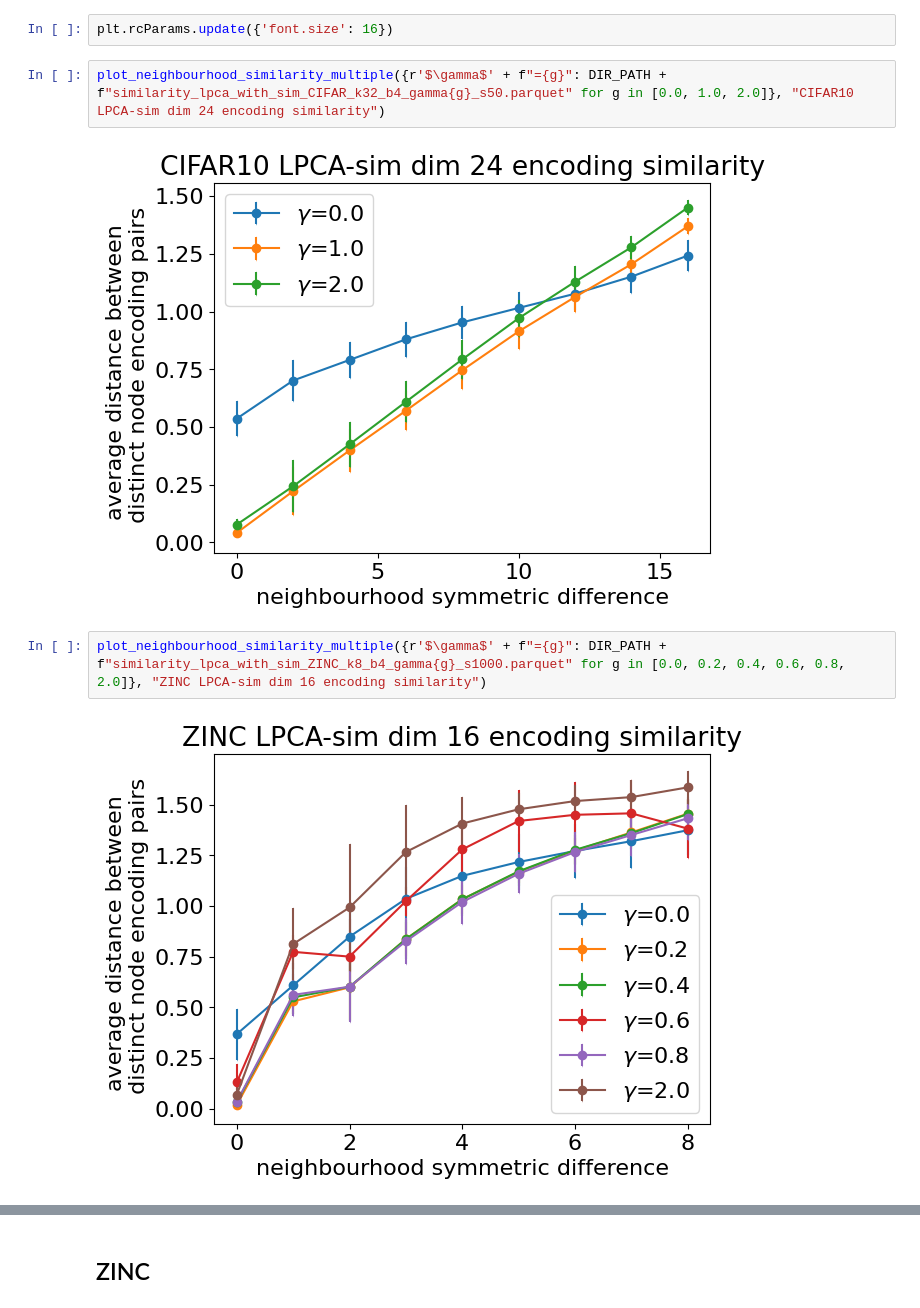
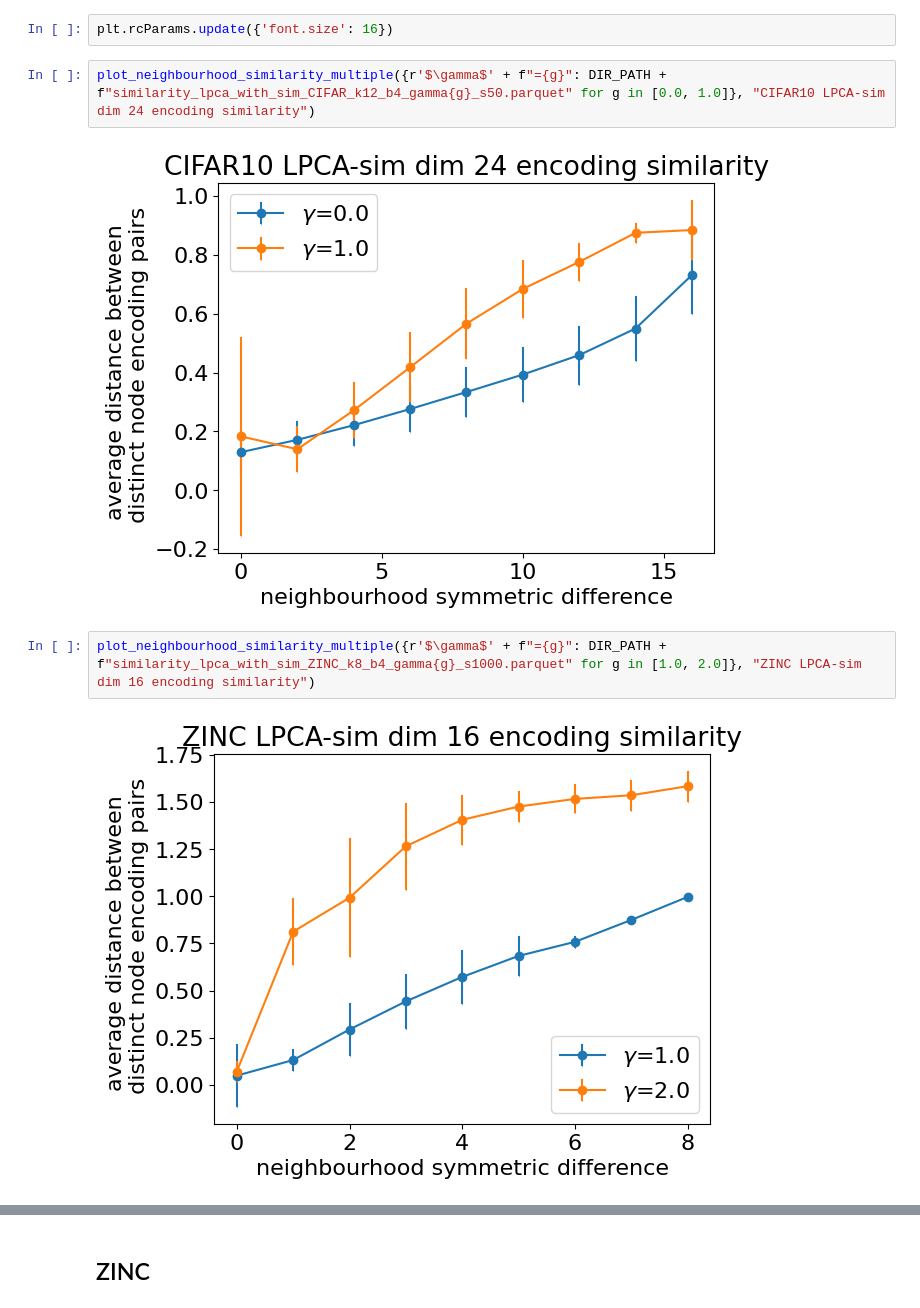
Before and after one commit to richardbinder/binary-matrix-factorization, a Jupyter notebook: src/encoding_similarity_new.ipynb, the cells around one changed output, grey strips where cells are left out. Saved outputs shown, nothing was run; the diff lists cells and outputs as text.

Commit message:
Fix new distance encoding

```diff
--- a/src/encoding_similarity_new.ipynb
+++ b/src/encoding_similarity_new.ipynb
@@ -13,11 +13,11 @@ DIR_PATH = "../output/similarity_res/"
 # %%
 plt.rcParams.update({'font.size': 16})
 # %%
-plot_neighbourhood_similarity_multiple({r'$\gamma$' + f"={g}": DIR_PATH + f"similarity_lpca_with_sim_CIFAR_k32_b4_gamma{g}_s50.parquet" for g in [0.0, 1.0, 2.0]}, "CIFAR10 LPCA-sim dim 24 encoding similarity")
+plot_neighbourhood_similarity_multiple({r'$\gamma$' + f"={g}": DIR_PATH + f"similarity_lpca_with_sim_CIFAR_k12_b4_gamma{g}_s50.parquet" for g in [0.0, 1.0]}, "CIFAR10 LPCA-sim dim 24 encoding similarity")
 # %% [output]
-[figure, old version]
+[figure, new version]
 # %%
-plot_neighbourhood_similarity_multiple({r'$\gamma$' + f"={g}": DIR_PATH + f"similarity_lpca_with_sim_ZINC_k8_b4_gamma{g}_s1000.parquet" for g in [0.0, 0.2, 0.4, 0.6, 0.8, 2.0]}, "ZINC LPCA-sim dim 16 encoding similarity")
+plot_neighbourhood_similarity_multiple({r'$\gamma$' + f"={g}": DIR_PATH + f"similarity_lpca_with_sim_ZINC_k8_b4_gamma{g}_s1000.parquet" for g in [1.0, 2.0]}, "ZINC LPCA-sim dim 16 encoding similarity")
 # %% [output]
-[figure, old version]
+[figure, new version]
 # %%
```
Also changed, not shown: parts of 1 cell of this notebook, 6 other files.
